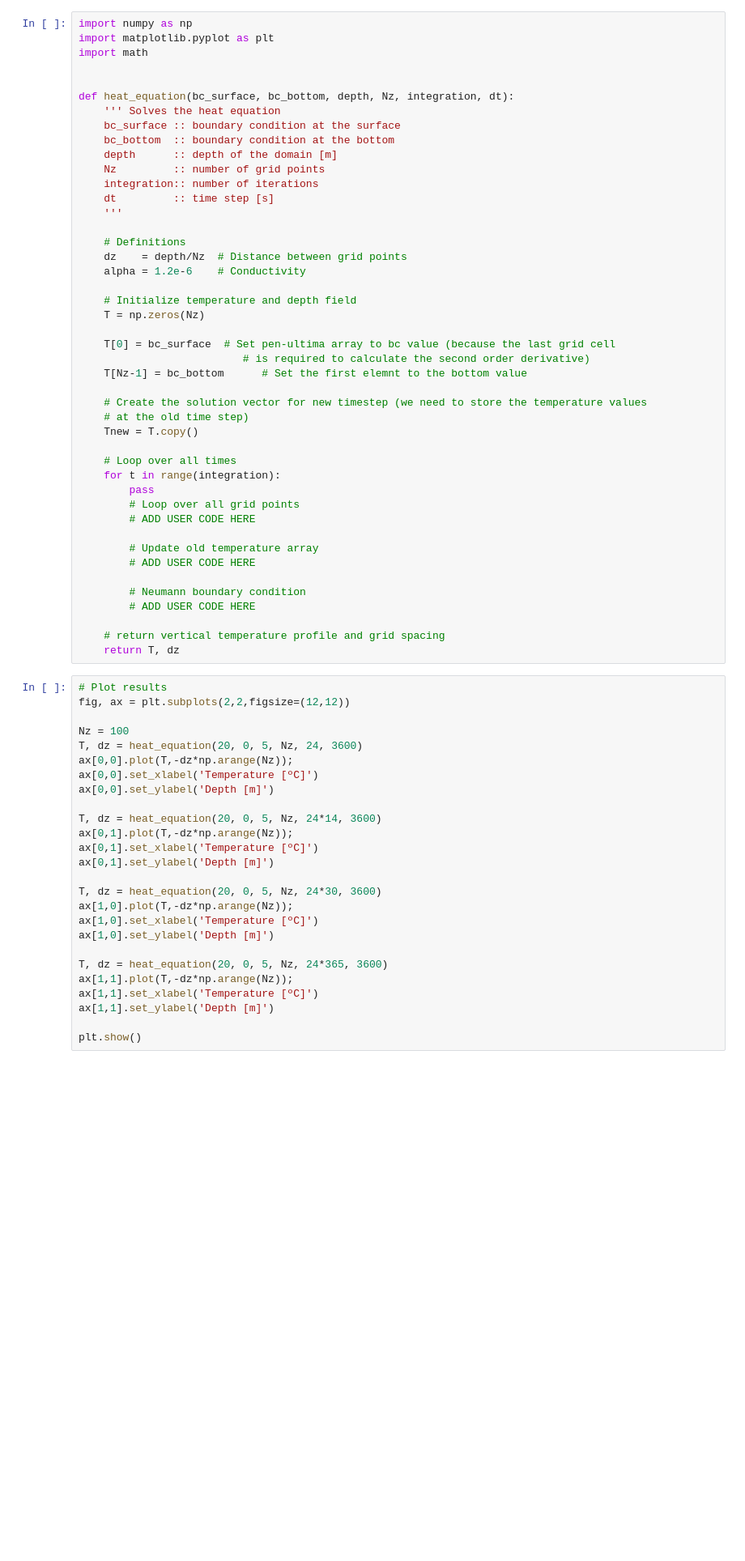
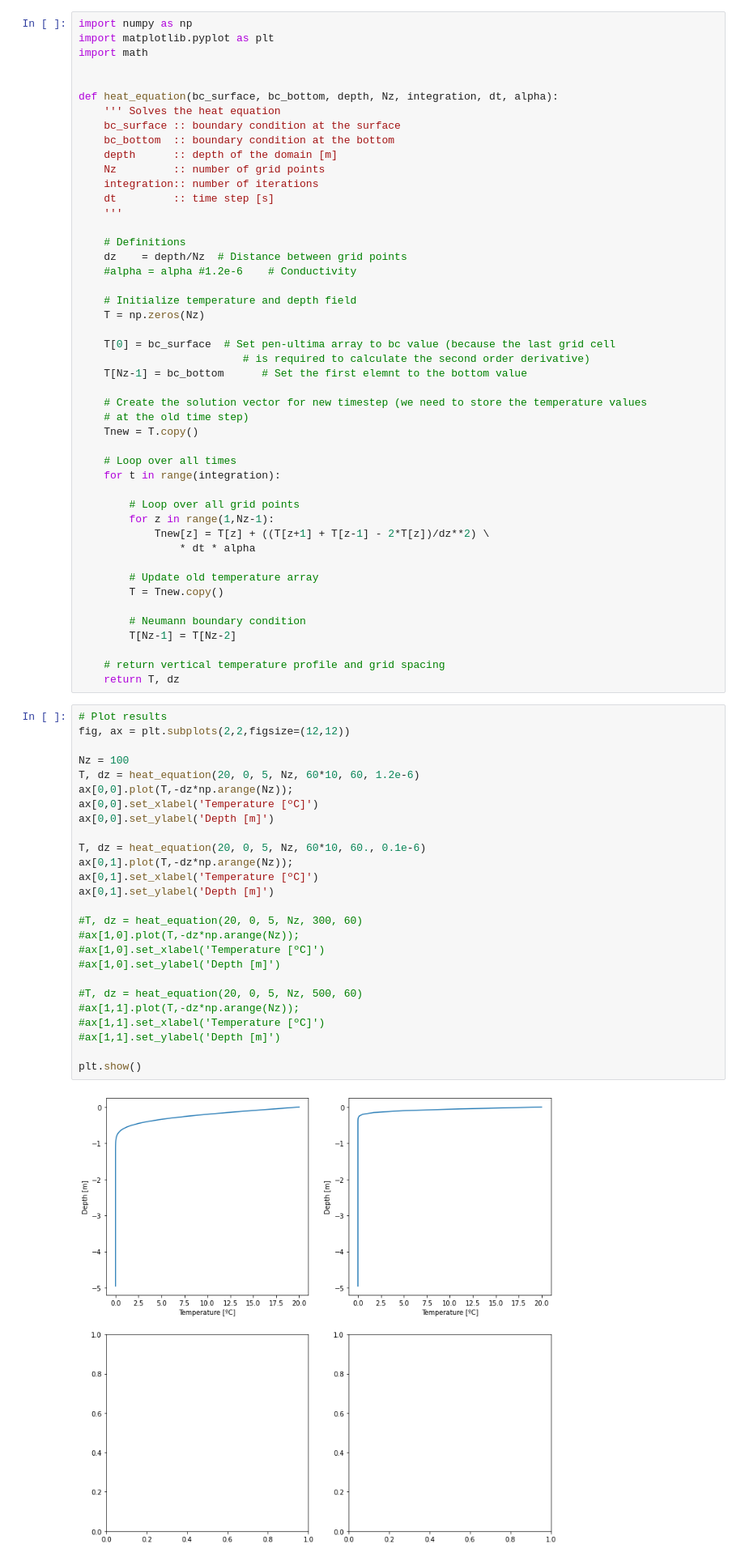
Before and after one commit to sauterto/climate_modelling, a Jupyter notebook: _sources/docs/nb_heat_equation.ipynb, the cells around one changed output. Shown at 81% size. Drawn from its saved outputs; the diff is of its cells as text; blank space fills up the shorter version.

```diff
--- a/_sources/docs/nb_heat_equation.ipynb
+++ b/_sources/docs/nb_heat_equation.ipynb
@@ -9,7 +9,7 @@ import matplotlib.pyplot as plt
 import math
 
 
-def heat_equation(bc_surface, bc_bottom, depth, Nz, integration, dt):
+def heat_equation(bc_surface, bc_bottom, depth, Nz, integration, dt, alpha):
     ''' Solves the heat equation
     bc_surface :: boundary condition at the surface
     bc_bottom  :: boundary condition at the bottom
@@ -21,7 +21,7 @@ def heat_equation(bc_surface, bc_bottom, depth, Nz, integration, dt):
 
     # Definitions
     dz    = depth/Nz  # Distance between grid points
-    alpha = 1.2e-6    # Conductivity
+    #alpha = alpha #1.2e-6    # Conductivity
 
     # Initialize temperature and depth field
     T = np.zeros(Nz)
@@ -36,44 +36,48 @@ def heat_equation(bc_surface, bc_bottom, depth, Nz, integration, dt):
 
     # Loop over all times
     for t in range(integration):
-        pass
+
         # Loop over all grid points
-        # ADD USER CODE HERE
+        for z in range(1,Nz-1):
+            Tnew[z] = T[z] + ((T[z+1] + T[z-1] - 2*T[z])/dz**2) \
+                * dt * alpha
 
         # Update old temperature array
-        # ADD USER CODE HERE
+        T = Tnew.copy()
 
         # Neumann boundary condition
-        # ADD USER CODE HERE
+        T[Nz-1] = T[Nz-2]
 
     # return vertical temperature profile and grid spacing
     return T, dz
 # %%
 # Plot results
 fig, ax = plt.subplots(2,2,figsize=(12,12))
 
 Nz = 100
-T, dz = heat_equation(20, 0, 5, Nz, 24, 3600)
+T, dz = heat_equation(20, 0, 5, Nz, 60*10, 60, 1.2e-6)
 ax[0,0].plot(T,-dz*np.arange(Nz));
 ax[0,0].set_xlabel('Temperature [ºC]')
 ax[0,0].set_ylabel('Depth [m]')
 
-T, dz = heat_equation(20, 0, 5, Nz, 24*14, 3600)
+T, dz = heat_equation(20, 0, 5, Nz, 60*10, 60., 0.1e-6)
 ax[0,1].plot(T,-dz*np.arange(Nz));
 ax[0,1].set_xlabel('Temperature [ºC]')
 ax[0,1].set_ylabel('Depth [m]')
 
-T, dz = heat_equation(20, 0, 5, Nz, 24*30, 3600)
-ax[1,0].plot(T,-dz*np.arange(Nz));
-ax[1,0].set_xlabel('Temperature [ºC]')
-ax[1,0].set_ylabel('Depth [m]')
+#T, dz = heat_equation(20, 0, 5, Nz, 300, 60)
+#ax[1,0].plot(T,-dz*np.arange(Nz));
+#ax[1,0].set_xlabel('Temperature [ºC]')
+#ax[1,0].set_ylabel('Depth [m]')
 
-T, dz = heat_equation(20, 0, 5, Nz, 24*365, 3600)
-ax[1,1].plot(T,-dz*np.arange(Nz));
-ax[1,1].set_xlabel('Temperature [ºC]')
-ax[1,1].set_ylabel('Depth [m]')
+#T, dz = heat_equation(20, 0, 5, Nz, 500, 60)
+#ax[1,1].plot(T,-dz*np.arange(Nz));
+#ax[1,1].set_xlabel('Temperature [ºC]')
+#ax[1,1].set_ylabel('Depth [m]')
 
 plt.show()
+# %% [output]
+[figure, added]
 # %% [markdown]
 ### Heat equation with index arrays
 # %%
```
Also changed, not shown: parts of 5 cells of this notebook, 39 other files.
